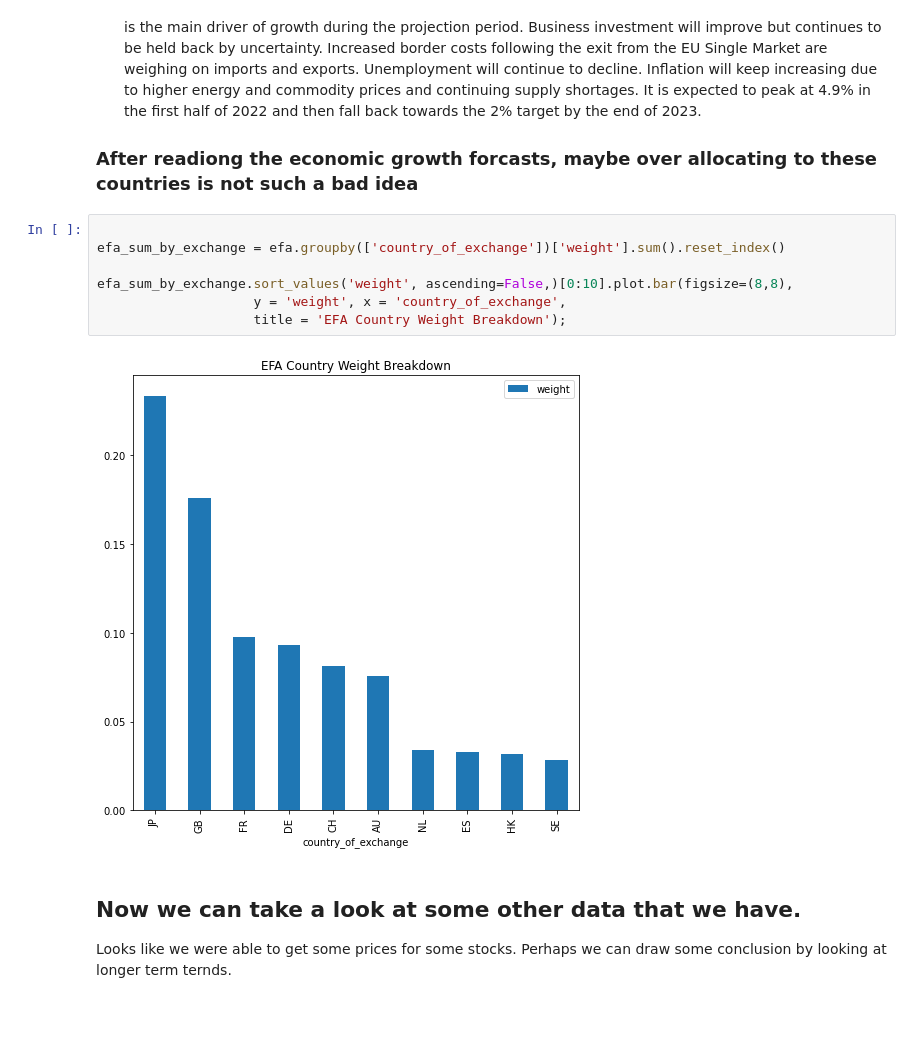
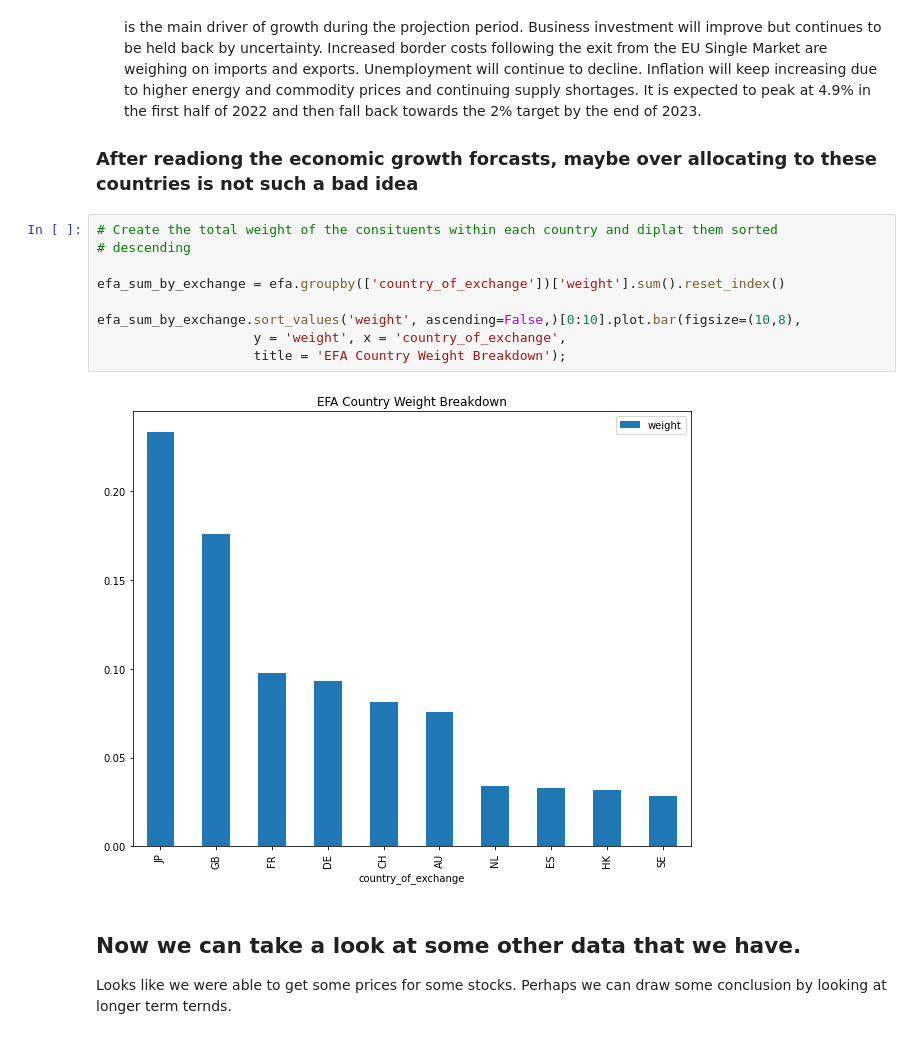
Before and after one commit to petepetersen423/p1-tellaporte, a Jupyter notebook: ETF.ipynb, the cells around one changed output. Cells and saved outputs as stored; diff of their text form.

```diff
--- a/ETF.ipynb
+++ b/ETF.ipynb
@@ -234,14 +242,16 @@ When we notice this type of concentration in Tellaporte, we might make reccomend
 
 ### After readiong the economic growth forcasts, maybe over allocating to these countries is not such a bad idea
 # %%
+# Create the total weight of the consituents within each country and diplat them sorted
+# descending
 
 efa_sum_by_exchange = efa.groupby(['country_of_exchange'])['weight'].sum().reset_index()
 
-efa_sum_by_exchange.sort_values('weight', ascending=False,)[0:10].plot.bar(figsize=(8,8),
+efa_sum_by_exchange.sort_values('weight', ascending=False,)[0:10].plot.bar(figsize=(10,8),
                     y = 'weight', x = 'country_of_exchange',
                     title = 'EFA Country Weight Breakdown');
 # %% [output]
-[figure, old version]
+[figure, new version]
 # %% [markdown]
 ## Now we can take a look at some other data that we have.
 
```
Also changed, not shown: parts of 9 cells of this notebook.
